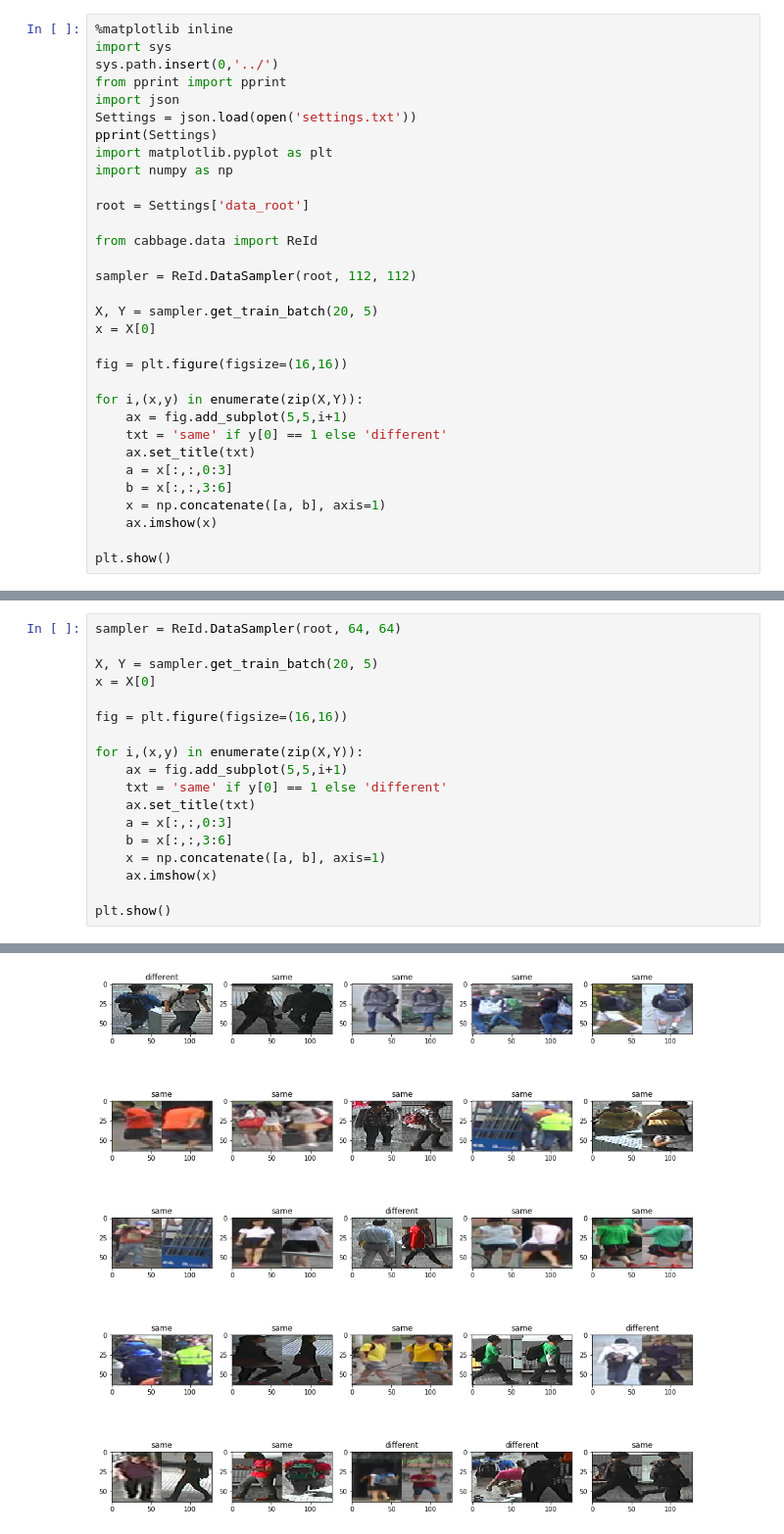
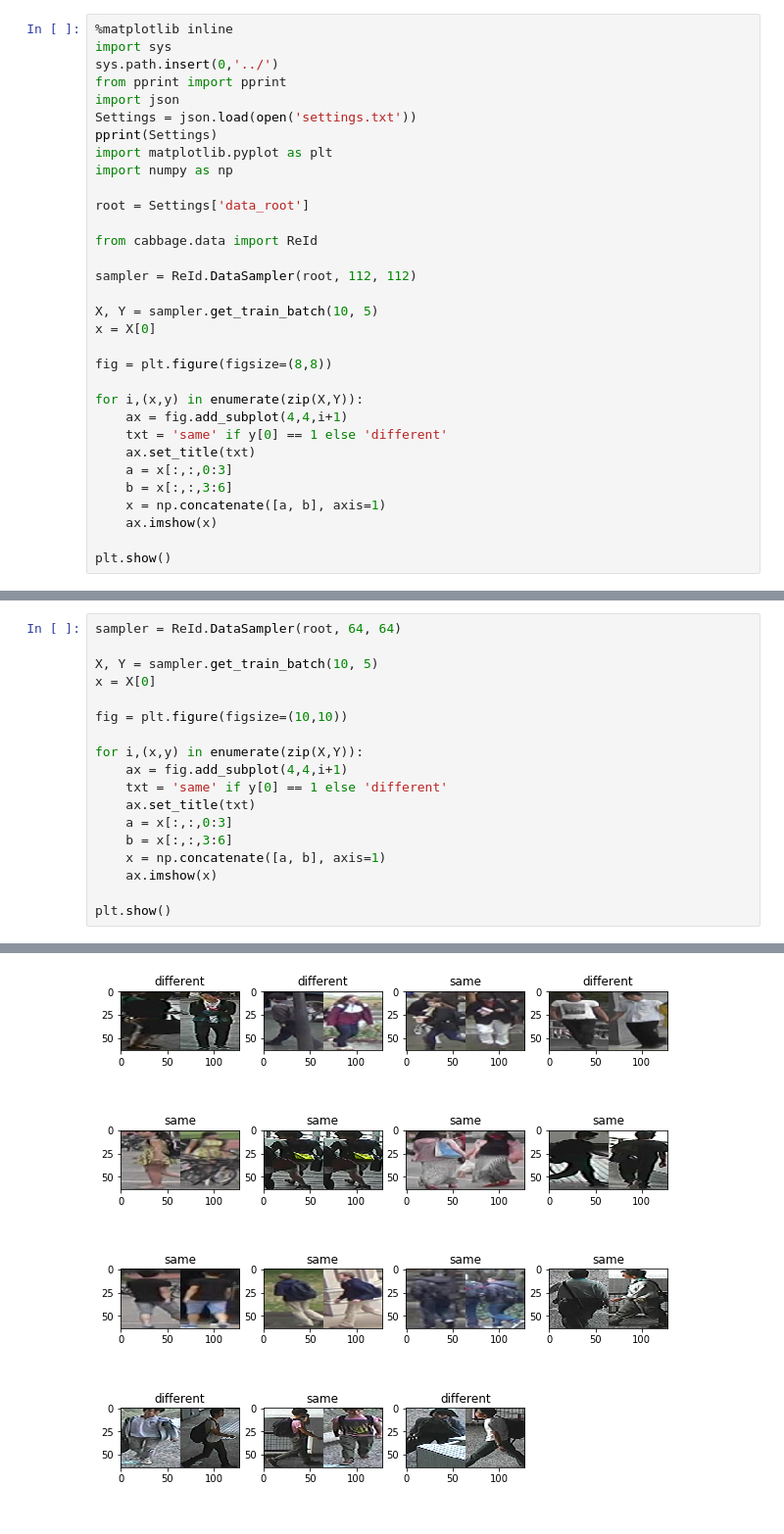
Before and after one commit to jutanke/cabbage, a Jupyter notebook: prototyping/Test_Data_Sampling.ipynb, the cells around one changed output, grey strips where cells are left out. Shown at 98% size. Cells and saved outputs as stored; diff of their text form.

```diff
--- a/prototyping/Test_Data_Sampling.ipynb
+++ b/prototyping/Test_Data_Sampling.ipynb
@@ -15,13 +15,13 @@ from cabbage.data import ReId
 
 sampler = ReId.DataSampler(root, 112, 112)
 
-X, Y = sampler.get_train_batch(20, 5)
+X, Y = sampler.get_train_batch(10, 5)
 x = X[0]
 
-fig = plt.figure(figsize=(16,16))
+fig = plt.figure(figsize=(8,8))
 
 for i,(x,y) in enumerate(zip(X,Y)):
-    ax = fig.add_subplot(5,5,i+1)
+    ax = fig.add_subplot(4,4,i+1)
     txt = 'same' if y[0] == 1 else 'different'
     ax.set_title(txt)
     a = x[:,:,0:3]
@@ -49,32 +49,32 @@ load memmap /home/data/DukeMTMC-reID/bounding_box_train112x112.npy
 # %%
 sampler = ReId.DataSampler(root, 64, 64)
 
-X, Y = sampler.get_train_batch(20, 5)
+X, Y = sampler.get_train_batch(10, 5)
 x = X[0]
 
-fig = plt.figure(figsize=(16,16))
+fig = plt.figure(figsize=(10,10))
 
 for i,(x,y) in enumerate(zip(X,Y)):
-    ax = fig.add_subplot(5,5,i+1)
+    ax = fig.add_subplot(4,4,i+1)
     txt = 'same' if y[0] == 1 else 'different'
     ax.set_title(txt)
     a = x[:,:,0:3]
     b = x[:,:,3:6]
     x = np.concatenate([a, b], axis=1)
     ax.imshow(x)
 
 plt.show()
 # %% [output]
 /home/data/cuhk03_release found :)
 /home/data/Market-1501-v15.09.15 found :)
 /home/data/DukeMTMC-reID found :)
 found memmaped /home/data/cuhk03_release/labeled64x64.npy
 (cuhk) positive test pairs: 9290
 (cuhk) positive train pairs: 127242
 (market) positive test pairs:  300631
 (market) positive train pairs:  309874
 load memmap /home/data/DukeMTMC-reID/bounding_box_test64x64.npy
 load memmap /home/data/DukeMTMC-reID/bounding_box_train64x64.npy
 (duke) positive test pairs:  926089
 (duke) positive train pairs:  749270
-[figure, old version]
+[figure, new version]
```
Also changed, not shown: parts of 3 cells of this notebook, 6 other files.
